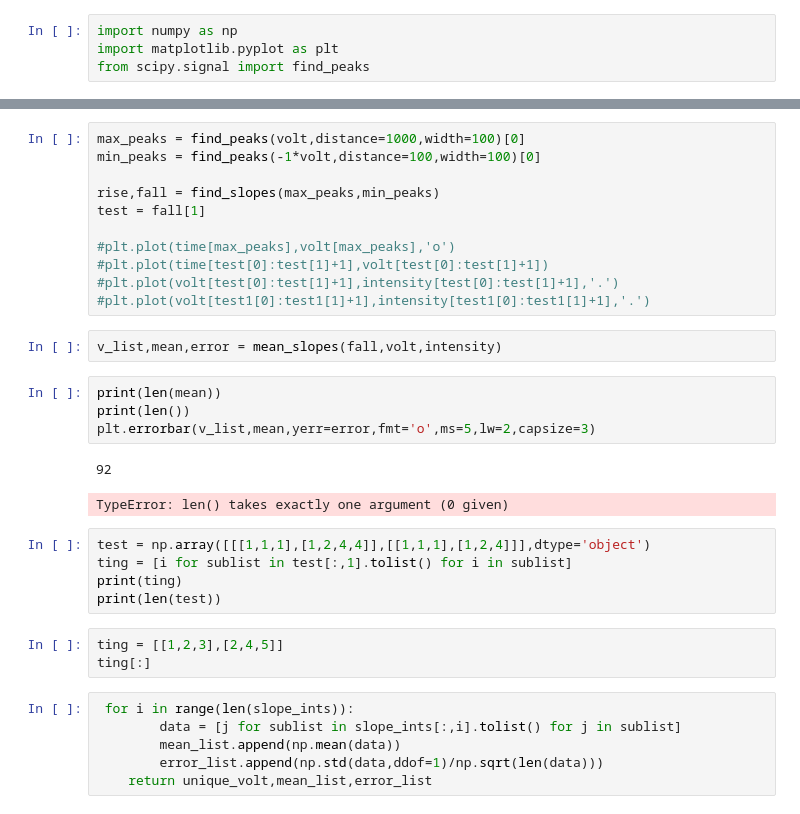
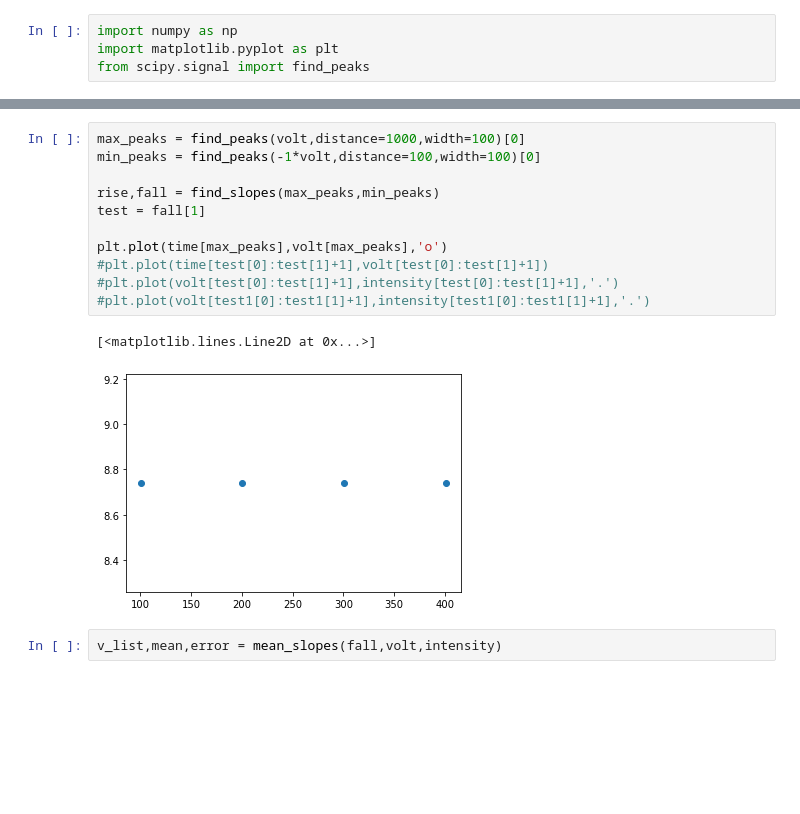
Before and after one commit to MadsCarlsen/Eksperimentel_Fysik, a Jupyter notebook: Michelson_Interferometer/Kode_Mads.ipynb, the cells around one changed output, grey strips where cells are left out. Drawn from its saved outputs; the diff is of its cells as text; blank space fills up the shorter version.

```diff
--- a/Michelson_Interferometer/Kode_Mads.ipynb
+++ b/Michelson_Interferometer/Kode_Mads.ipynb
@@ -110,34 +183,16 @@ time,intensity,volt = load_file('Test2_01')
 # %%
 max_peaks = find_peaks(volt,distance=1000,width=100)[0]
 min_peaks = find_peaks(-1*volt,distance=100,width=100)[0]
 
 rise,fall = find_slopes(max_peaks,min_peaks)
 test = fall[1]
 
-#plt.plot(time[max_peaks],volt[max_peaks],'o')
+plt.plot(time[max_peaks],volt[max_peaks],'o')
 #plt.plot(time[test[0]:test[1]+1],volt[test[0]:test[1]+1])
 #plt.plot(volt[test[0]:test[1]+1],intensity[test[0]:test[1]+1],'.')
 #plt.plot(volt[test1[0]:test1[1]+1],intensity[test1[0]:test1[1]+1],'.')
+# %% [output]
+[<matplotlib.lines.Line2D at 0x...>]
+[figure, added]
 # %%
 v_list,mean,error = mean_slopes(fall,volt,intensity)
-# %%
-print(len(mean))
-print(len())
-plt.errorbar(v_list,mean,yerr=error,fmt='o',ms=5,lw=2,capsize=3)
-# %% [output]
-92
-TypeError: len() takes exactly one argument (0 given)
-# %%
-test = np.array([[[1,1,1],[1,2,4,4]],[[1,1,1],[1,2,4]]],dtype='object')
-ting = [i for sublist in test[:,1].tolist() for i in sublist]
-print(ting)
-print(len(test))
-# %%
-ting = [[1,2,3],[2,4,5]]
-ting[:]
-# %%
- for i in range(len(slope_ints)):
-        data = [j for sublist in slope_ints[:,i].tolist() for j in sublist]
-        mean_list.append(np.mean(data))
-        error_list.append(np.std(data,ddof=1)/np.sqrt(len(data)))
-    return unique_volt,mean_list,error_list
```
Also changed, not shown: parts of 8 cells of this notebook.
